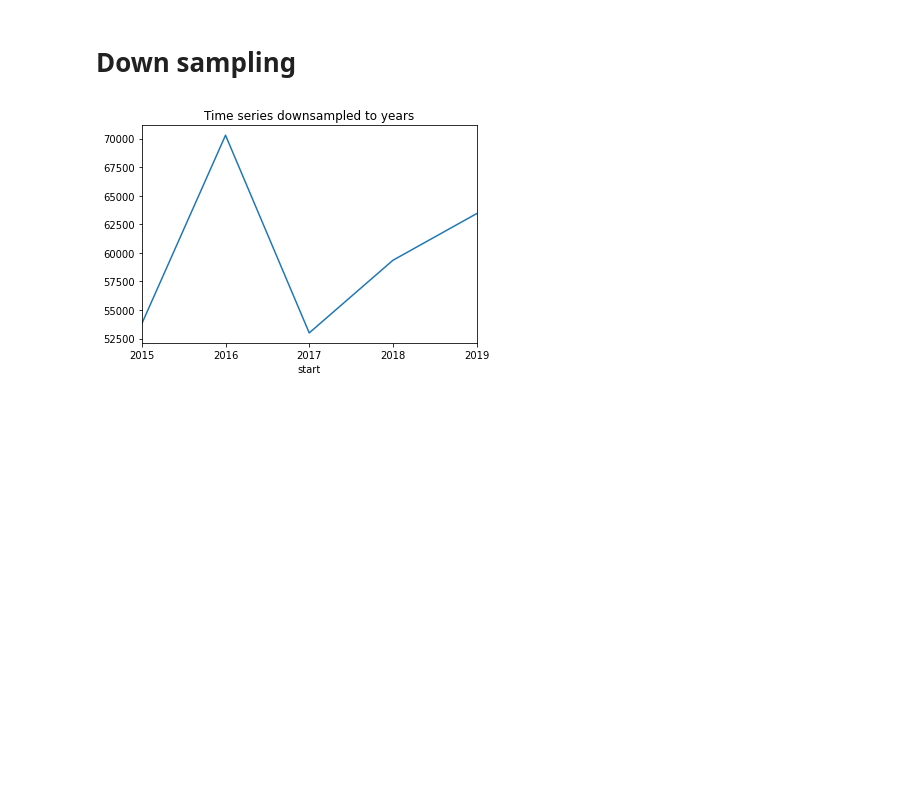
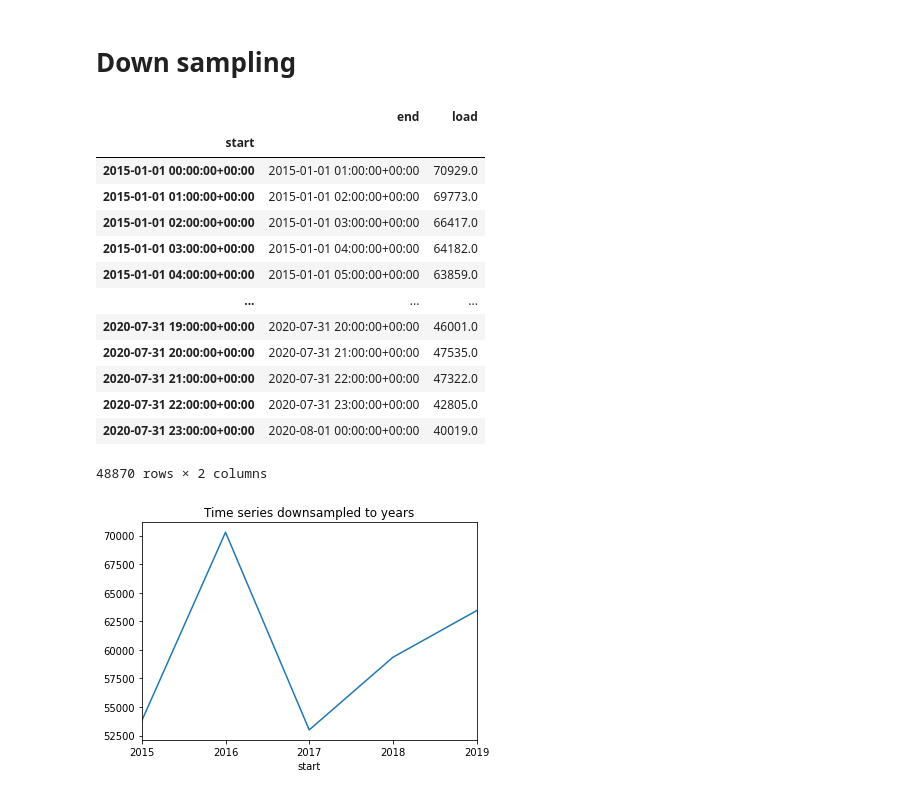
Before and after one commit to RPegoud/TimeSeries, a Jupyter notebook: TimeSeries.ipynb, the cells around one changed output. Saved outputs shown, nothing was run; the diff lists cells and outputs as text; code cells hidden in the pictures; blank space fills up the shorter version.

```diff
--- a/TimeSeries.ipynb
+++ b/TimeSeries.ipynb
@@ -42,8 +42,24 @@ df.describe()
 # %%
 df['start'] = pd.to_datetime(df['start'], format='%Y/%m/%d %H:%M:%S')
 df['end'] = pd.to_datetime(df['end'], format='%Y/%m/%d %H:%M:%S')
 
 df.set_index('start', inplace=True)
+df
+# %% [output]
+|  | end | load |
+| start |  |  |
+| 2015-01-01 00:00:00+00:00 | 2015-01-01 01:00:00+00:00 | 70929.0 |
+| 2015-01-01 01:00:00+00:00 | 2015-01-01 02:00:00+00:00 | 69773.0 |
+| 2015-01-01 02:00:00+00:00 | 2015-01-01 03:00:00+00:00 | 66417.0 |
+| 2015-01-01 03:00:00+00:00 | 2015-01-01 04:00:00+00:00 | 64182.0 |
+| 2015-01-01 04:00:00+00:00 | 2015-01-01 05:00:00+00:00 | 63859.0 |
+| ... | ... | ... |
+| 2020-07-31 19:00:00+00:00 | 2020-07-31 20:00:00+00:00 | 46001.0 |
+| 2020-07-31 20:00:00+00:00 | 2020-07-31 21:00:00+00:00 | 47535.0 |
+| 2020-07-31 21:00:00+00:00 | 2020-07-31 22:00:00+00:00 | 47322.0 |
+| 2020-07-31 22:00:00+00:00 | 2020-07-31 23:00:00+00:00 | 42805.0 |
+| 2020-07-31 23:00:00+00:00 | 2020-08-01 00:00:00+00:00 | 40019.0 |
+48870 rows × 2 columns
 # %%
 df["load"].asfreq('Y').plot()
 plt.title('Time series downsampled to years')
```
Also changed, not shown: parts of 12 cells of this notebook.
